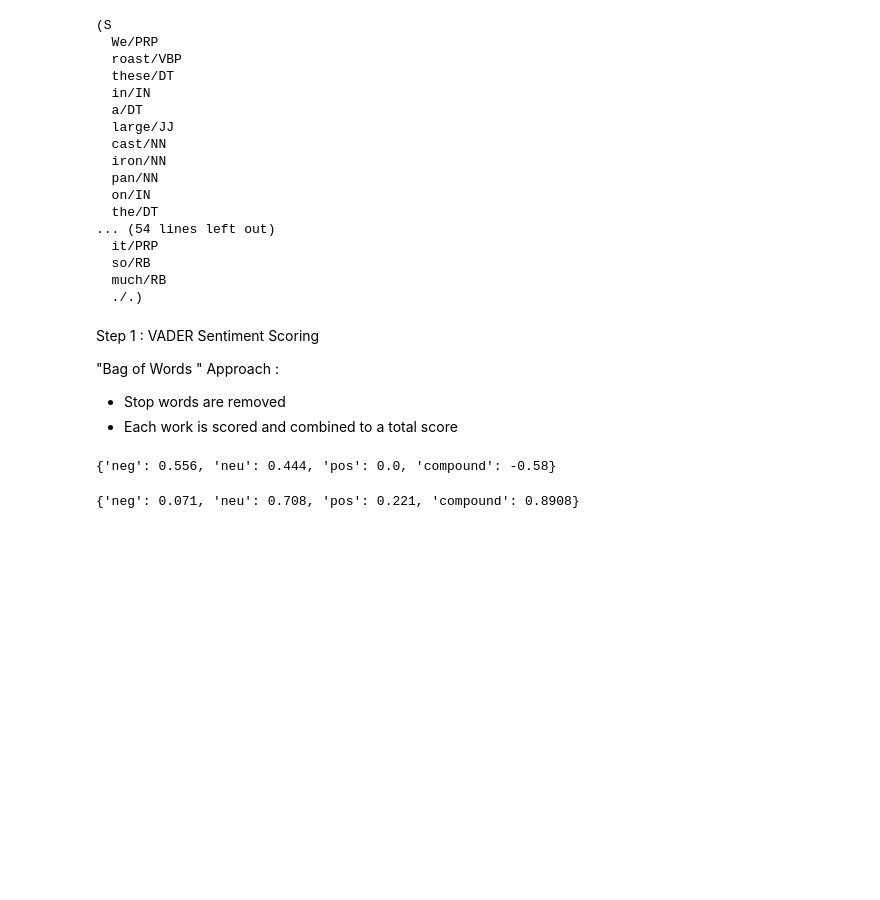
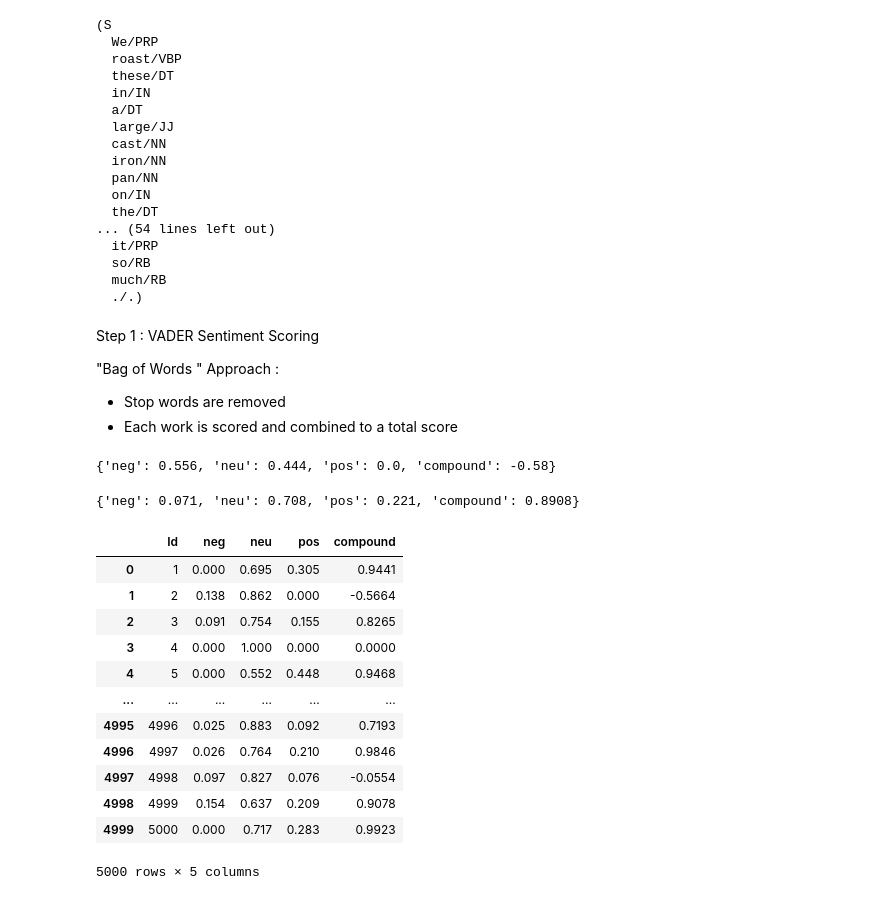
Before and after one commit to preethi-prak/AmazonReviews, a Jupyter notebook: AmazonReviews.ipynb, the cells around one changed output. Drawn from its saved outputs; the diff is of its cells as text; code cells hidden in the pictures; blank space fills up the shorter version.

```diff
--- a/AmazonReviews.ipynb
+++ b/AmazonReviews.ipynb
@@ -100,0 +109,17 @@ sia.polarity_scores(example)
+# %%
+vaders = vaders.reset_index().rename(columns={'index' : 'Id'})
+vaders
+# %% [output]
+|  | Id | neg | neu | pos | compound |
+| 0 | 1 | 0.000 | 0.695 | 0.305 | 0.9441 |
+| 1 | 2 | 0.138 | 0.862 | 0.000 | -0.5664 |
+| 2 | 3 | 0.091 | 0.754 | 0.155 | 0.8265 |
+| 3 | 4 | 0.000 | 1.000 | 0.000 | 0.0000 |
+| 4 | 5 | 0.000 | 0.552 | 0.448 | 0.9468 |
+| ... | ... | ... | ... | ... | ... |
+| 4995 | 4996 | 0.025 | 0.883 | 0.092 | 0.7193 |
+| 4996 | 4997 | 0.026 | 0.764 | 0.210 | 0.9846 |
+| 4997 | 4998 | 0.097 | 0.827 | 0.076 | -0.0554 |
+| 4998 | 4999 | 0.154 | 0.637 | 0.209 | 0.9078 |
+| 4999 | 5000 | 0.000 | 0.717 | 0.283 | 0.9923 |
+5000 rows × 5 columns
```
Also changed, not shown: parts of 7 cells of this notebook.
